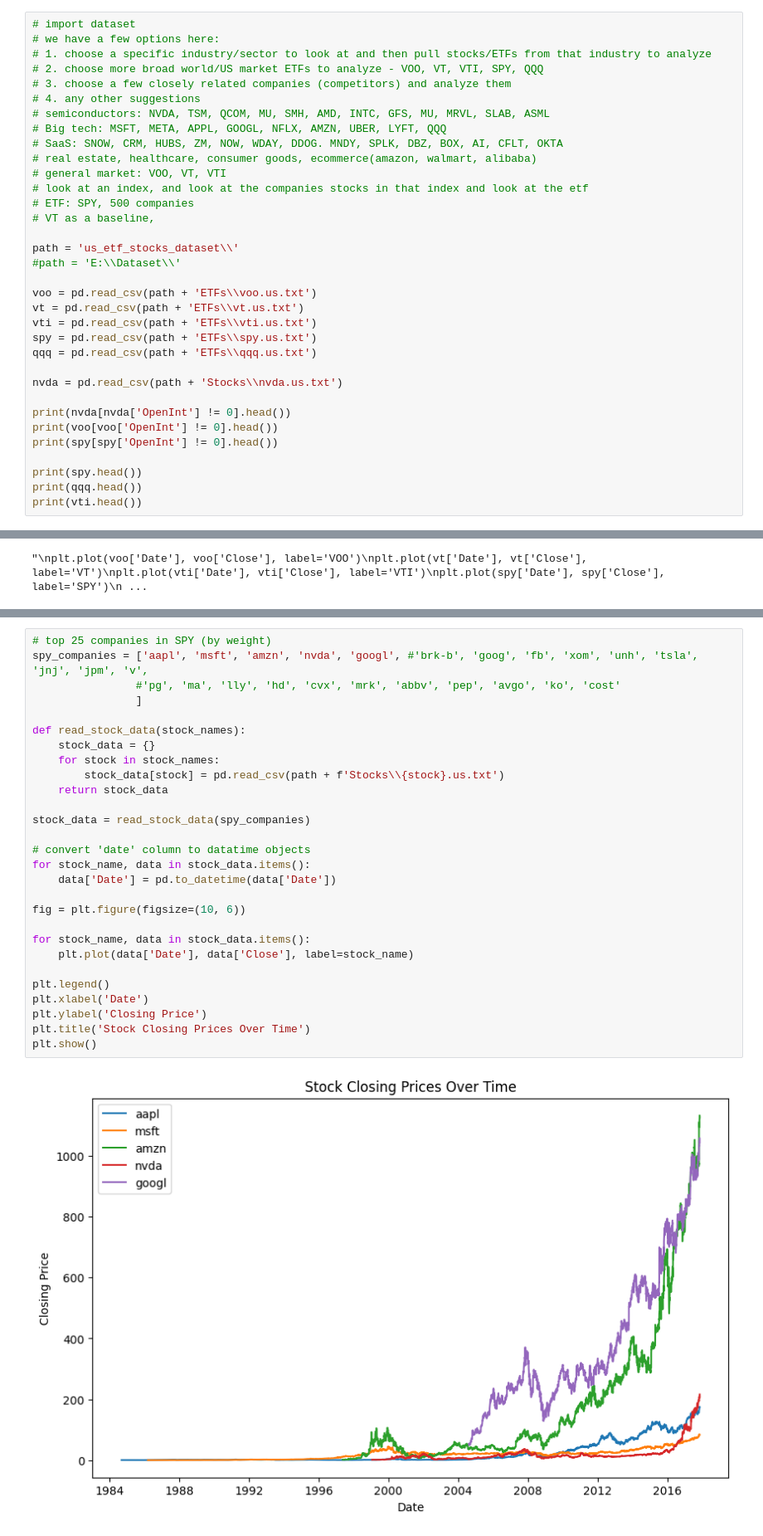
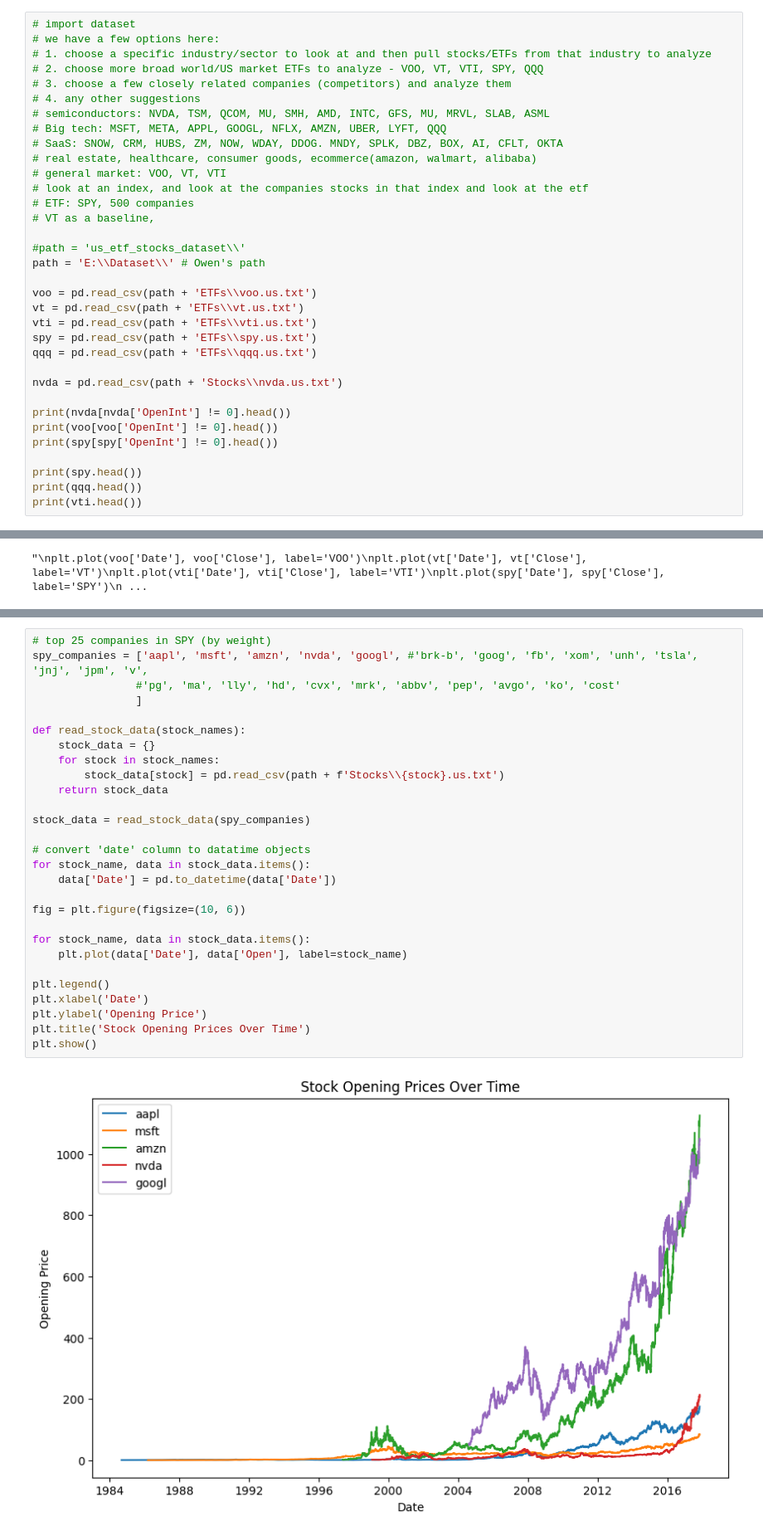
Before and after one commit to RussellChien/ECS171_Term-Project-Stock-Forecaster, a Jupyter notebook: Term_Project.ipynb, the cells around one changed output, grey strips where cells are left out. Shown at 83% size. Drawn from its saved outputs; the diff is of its cells as text.

```diff
--- a/Term_Project.ipynb
+++ b/Term_Project.ipynb
@@ -59,8 +59,8 @@ from tensorflow.keras.layers import Dropout
 # ETF: SPY, 500 companies
 # VT as a baseline,
 
-path = 'us_etf_stocks_dataset\\'
-#path = 'E:\\Dataset\\'
+#path = 'us_etf_stocks_dataset\\'
+path = 'E:\\Dataset\\' # Owen's path
 
 voo = pd.read_csv(path + 'ETFs\\voo.us.txt')
 vt = pd.read_csv(path + 'ETFs\\vt.us.txt')
@@ -127,30 +127,30 @@ plt.show()
 # %%
 # top 25 companies in SPY (by weight)
 spy_companies = ['aapl', 'msft', 'amzn', 'nvda', 'googl', #'brk-b', 'goog', 'fb', 'xom', 'unh', 'tsla', 'jnj', 'jpm', 'v',
                 #'pg', 'ma', 'lly', 'hd', 'cvx', 'mrk', 'abbv', 'pep', 'avgo', 'ko', 'cost'
                 ]
 
 def read_stock_data(stock_names):
     stock_data = {}
     for stock in stock_names:
         stock_data[stock] = pd.read_csv(path + f'Stocks\\{stock}.us.txt')
     return stock_data
 
 stock_data = read_stock_data(spy_companies)
 
 # convert 'date' column to datatime objects
 for stock_name, data in stock_data.items():
     data['Date'] = pd.to_datetime(data['Date'])
 
 fig = plt.figure(figsize=(10, 6))
 
 for stock_name, data in stock_data.items():
-    plt.plot(data['Date'], data['Close'], label=stock_name)
+    plt.plot(data['Date'], data['Open'], label=stock_name)
 
 plt.legend()
 plt.xlabel('Date')
-plt.ylabel('Closing Price')
-plt.title('Stock Closing Prices Over Time')
+plt.ylabel('Opening Price')
+plt.title('Stock Opening Prices Over Time')
 plt.show()
 # %% [output]
-[figure, old version]
+[figure, new version]
```
Also changed, not shown: parts of 17 cells of this notebook.
